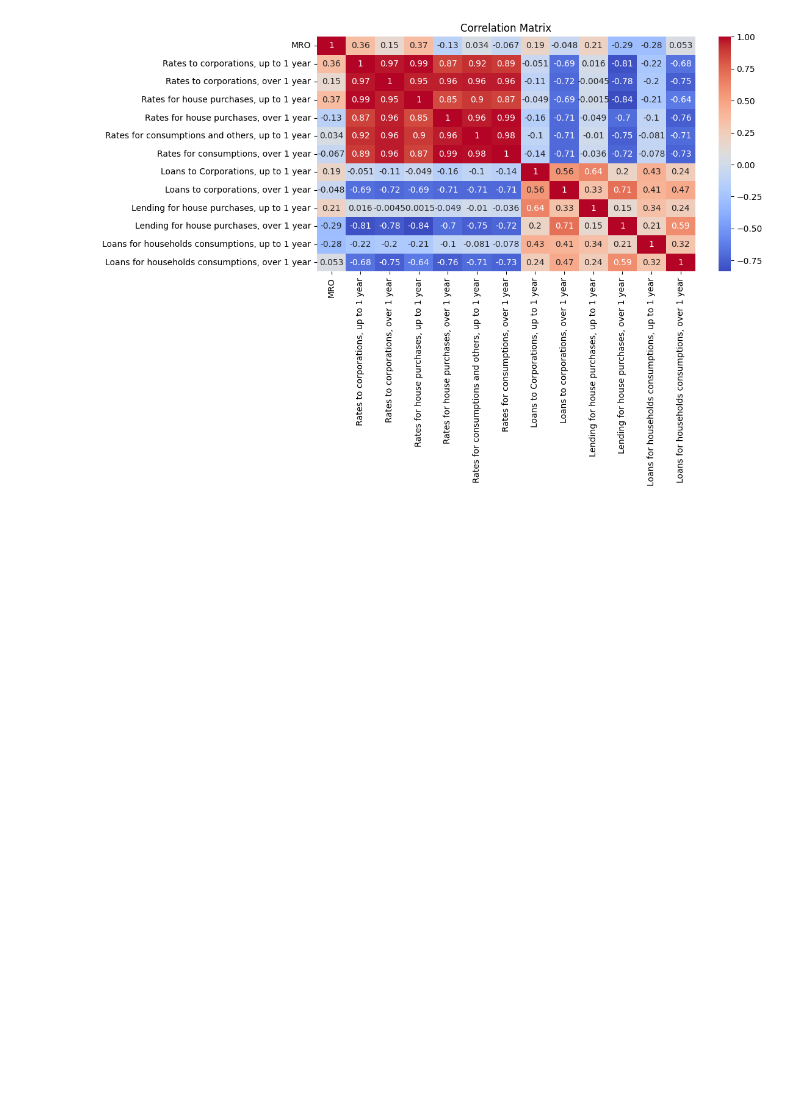
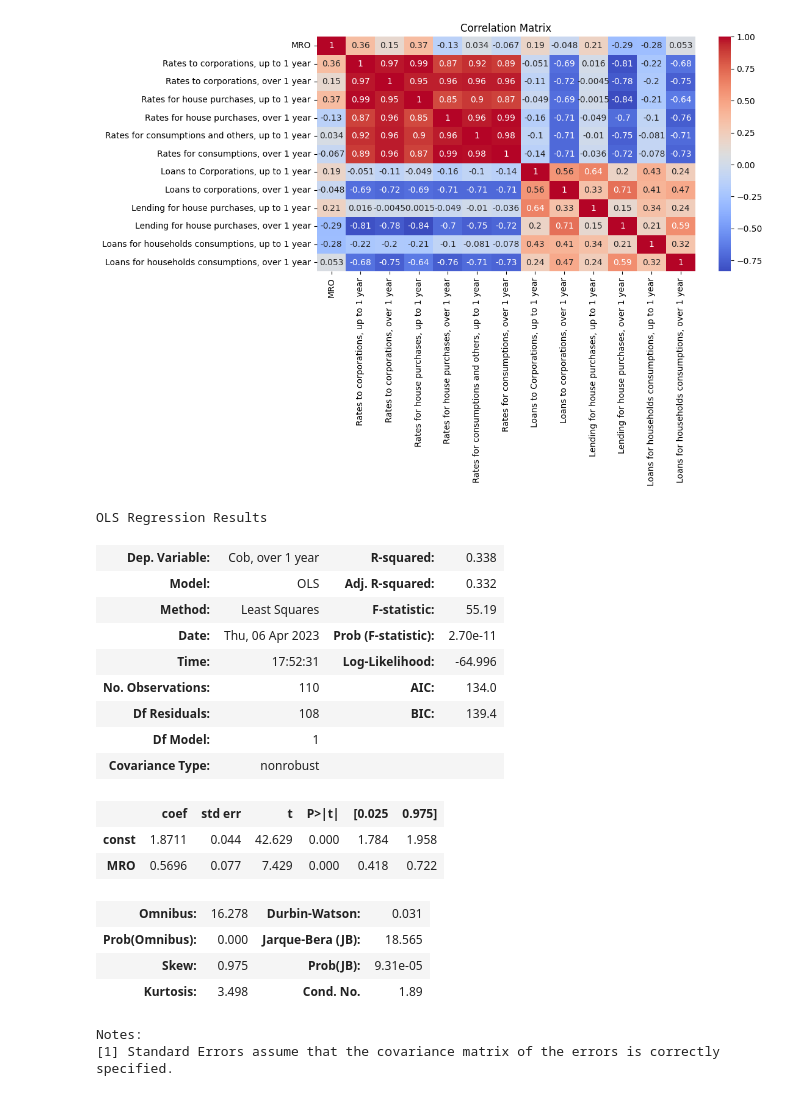
Before and after one commit to tommasograndi/Banking_research_2, a Jupyter notebook: script.ipynb, the cells around one changed output. Drawn from its saved outputs; the diff is of its cells as text; code cells hidden in the pictures; blank space fills up the shorter version.

```diff
--- a/script.ipynb
+++ b/script.ipynb
@@ -209,3 +210,30 @@ plt.title('Correlation Matrix')
 plt.show()
 # %% [output]
 [figure]
+# %%
+# regression test COB over 1 year
+Y = data['Cob, over 1 year'] # storing dependent variable
+X = data['MRO'] # storing explanatory variables
+X = sm.add_constant(X)        # to add constant value in the model
+model = sm.OLS(Y, X).fit()
+model.summary()
+# %% [output]
+OLS Regression Results
+| Dep. Variable: | Cob, over 1 year | R-squared: | 0.338 |
+| Model: | OLS | Adj. R-squared: | 0.332 |
+| Method: | Least Squares | F-statistic: | 55.19 |
+| Date: | Thu, 06 Apr 2023 | Prob (F-statistic): | 2.70e-11 |
+| Time: | 17:52:31 | Log-Likelihood: | -64.996 |
+| No. Observations: | 110 | AIC: | 134.0 |
+| Df Residuals: | 108 | BIC: | 139.4 |
+| Df Model: | 1 |  |  |
+| Covariance Type: | nonrobust |  |  |
+|  | coef | std err | t | P>|t| | [0.025 | 0.975] |
+| const | 1.8711 | 0.044 | 42.629 | 0.000 | 1.784 | 1.958 |
+| MRO | 0.5696 | 0.077 | 7.429 | 0.000 | 0.418 | 0.722 |
+| Omnibus: | 16.278 | Durbin-Watson: | 0.031 |
+| Prob(Omnibus): | 0.000 | Jarque-Bera (JB): | 18.565 |
+| Skew: | 0.975 | Prob(JB): | 9.31e-05 |
+| Kurtosis: | 3.498 | Cond. No. | 1.89 |
+Notes:
+[1] Standard Errors assume that the covariance matrix of the errors is correctly specified.
```
Also changed, not shown: parts of 2 cells of this notebook.
